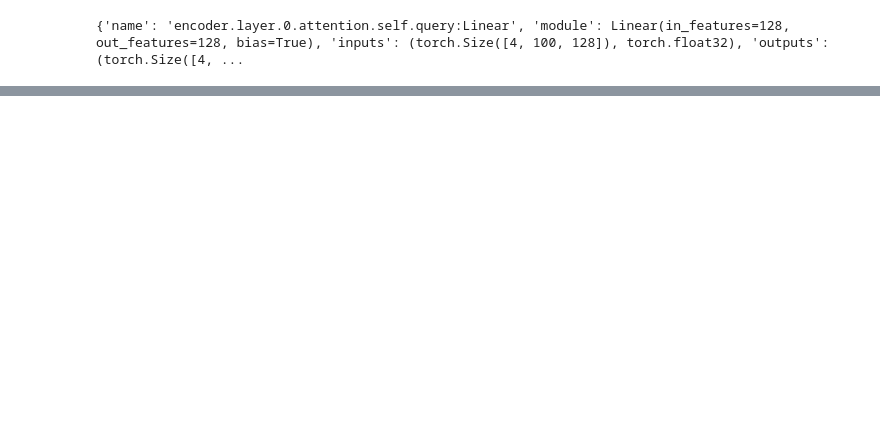
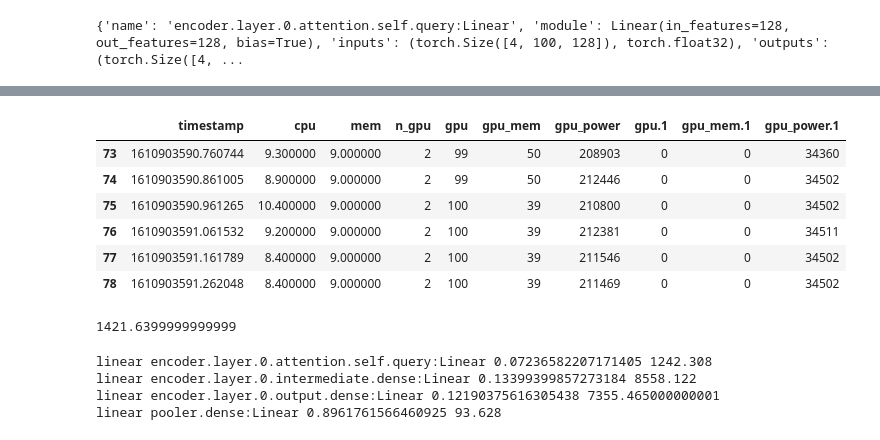
Before and after one commit to Vanessa96/DetecTor, a Jupyter notebook: trace_cg.ipynb, the cells around one changed output, grey strips where cells are left out. Drawn from its saved outputs; the diff is of its cells as text; code cells hidden in the pictures; blank space fills up the shorter version.

```diff
--- a/trace_cg.ipynb
+++ b/trace_cg.ipynb
@@ -131,0 +128,13 @@ mo=model.eval()
+# %%
+import json
+
+model_name = 'bert-base-uncased'
+level = 'linear'
+runs = 10
+bs = 16
+seq_len = 384
+
+prof_filename = f'{model_name}_{level}_r{runs}_b{bs}_i{seq_len}.json'
+
+with open(f'data/mlexp/{prof_filename}') as f:
+    prof_info = json.load(f)
@@ -131,0 +204,40 @@ mo=model.eval()
+# %%
+import bisect
+
+res_s = bisect.bisect_right(res_t, prof_info[0]['start_1'])
+res_e = bisect.bisect_right(res_t, prof_info[0]['end_1'])
+
+energy_s = bisect.bisect_right(energy_t, prof_info[0]['start_1'])
+energy_e = bisect.bisect_right(energy_t, prof_info[0]['end_1'])
+# %%
+res[res_s:res_e]
+# %% [output]
+|  | timestamp | cpu | mem | n_gpu | gpu | gpu_mem | gpu_power | gpu.1 | gpu_mem.1 | gpu_power.1 |
+| 73 | 1610903590.760744 | 9.300000 | 9.000000 | 2 | 99 | 50 | 208903 | 0 | 0 | 34360 |
+| 74 | 1610903590.861005 | 8.900000 | 9.000000 | 2 | 99 | 50 | 212446 | 0 | 0 | 34502 |
+| 75 | 1610903590.961265 | 10.400000 | 9.000000 | 2 | 100 | 39 | 210800 | 0 | 0 | 34502 |
+| 76 | 1610903591.061532 | 9.200000 | 9.000000 | 2 | 100 | 39 | 212381 | 0 | 0 | 34511 |
+| 77 | 1610903591.161789 | 8.400000 | 9.000000 | 2 | 100 | 39 | 211546 | 0 | 0 | 34502 |
+| 78 | 1610903591.262048 | 8.400000 | 9.000000 | 2 | 100 | 39 | 211469 | 0 | 0 | 34502 |
+# %%
+energy[energy_s:energy_e]['value'].sum()
+# %% [output]
+1421.6399999999999
+# %%
+import numpy as np
+
+for prof_item in prof_info:
+    energy_runs = []
+    for r in range(1, runs+1):
+        energy_s = bisect.bisect_right(energy_t, prof_item[f'start_{r}'])
+        energy_e = bisect.bisect_right(energy_t, prof_item[f'end_{r}'])
+        energy_r = energy[energy_s:energy_e]['value'].sum()
+        energy_runs.append(energy_r)
+    std_percent = np.std(energy_runs) / np.mean(energy_runs)
+    mean = np.mean(energy_runs)
+    print(prof_item['type'], prof_item['name'], std_percent, mean)
+# %% [output]
+linear encoder.layer.0.attention.self.query:Linear 0.07236582207171405 1242.308
+linear encoder.layer.0.intermediate.dense:Linear 0.13399399857273184 8558.122
+linear encoder.layer.0.output.dense:Linear 0.12190375616305438 7355.465000000001
+linear pooler.dense:Linear 0.8961761566460925 93.628
```
Also changed, not shown: parts of 22 cells of this notebook, 2 other files.
